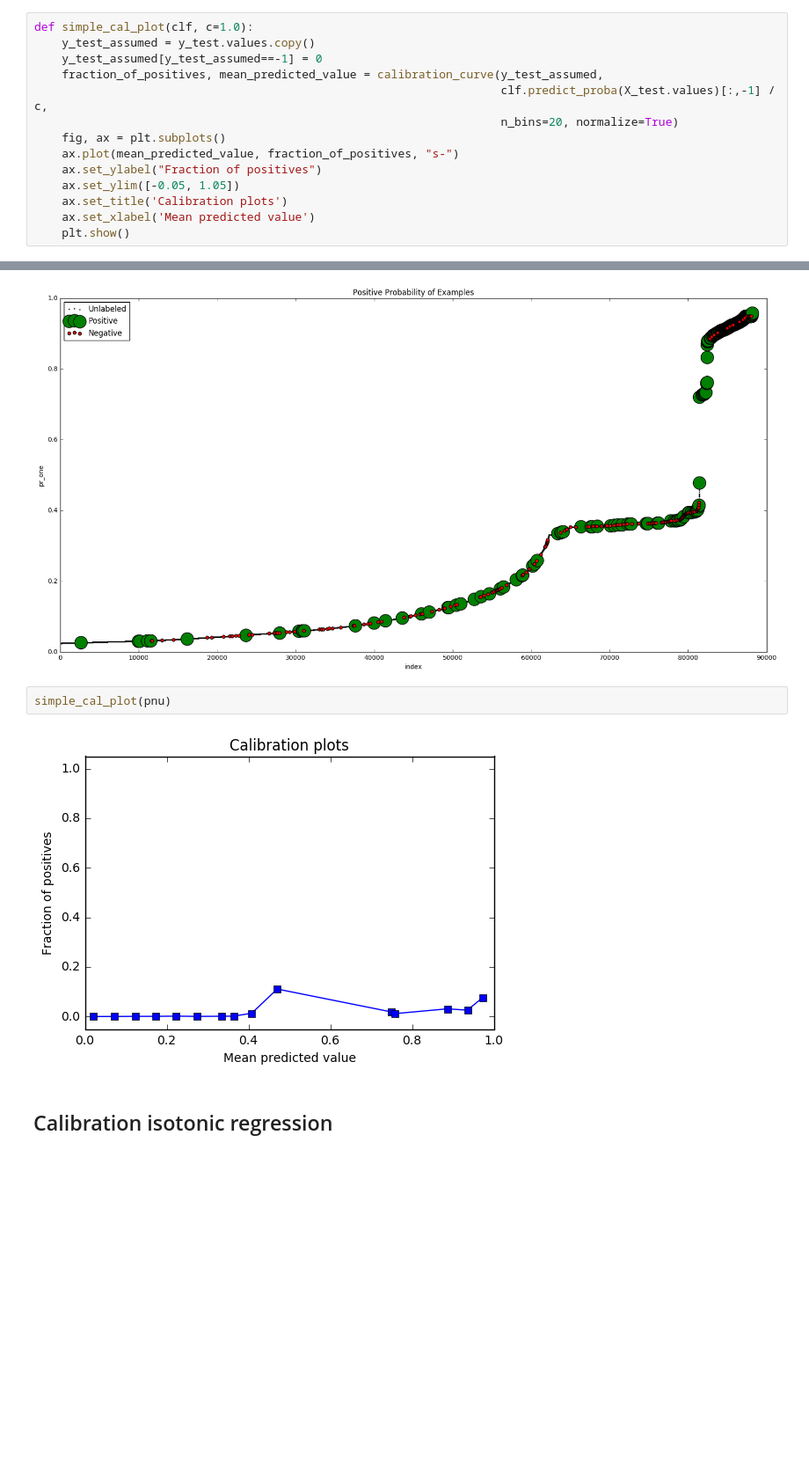
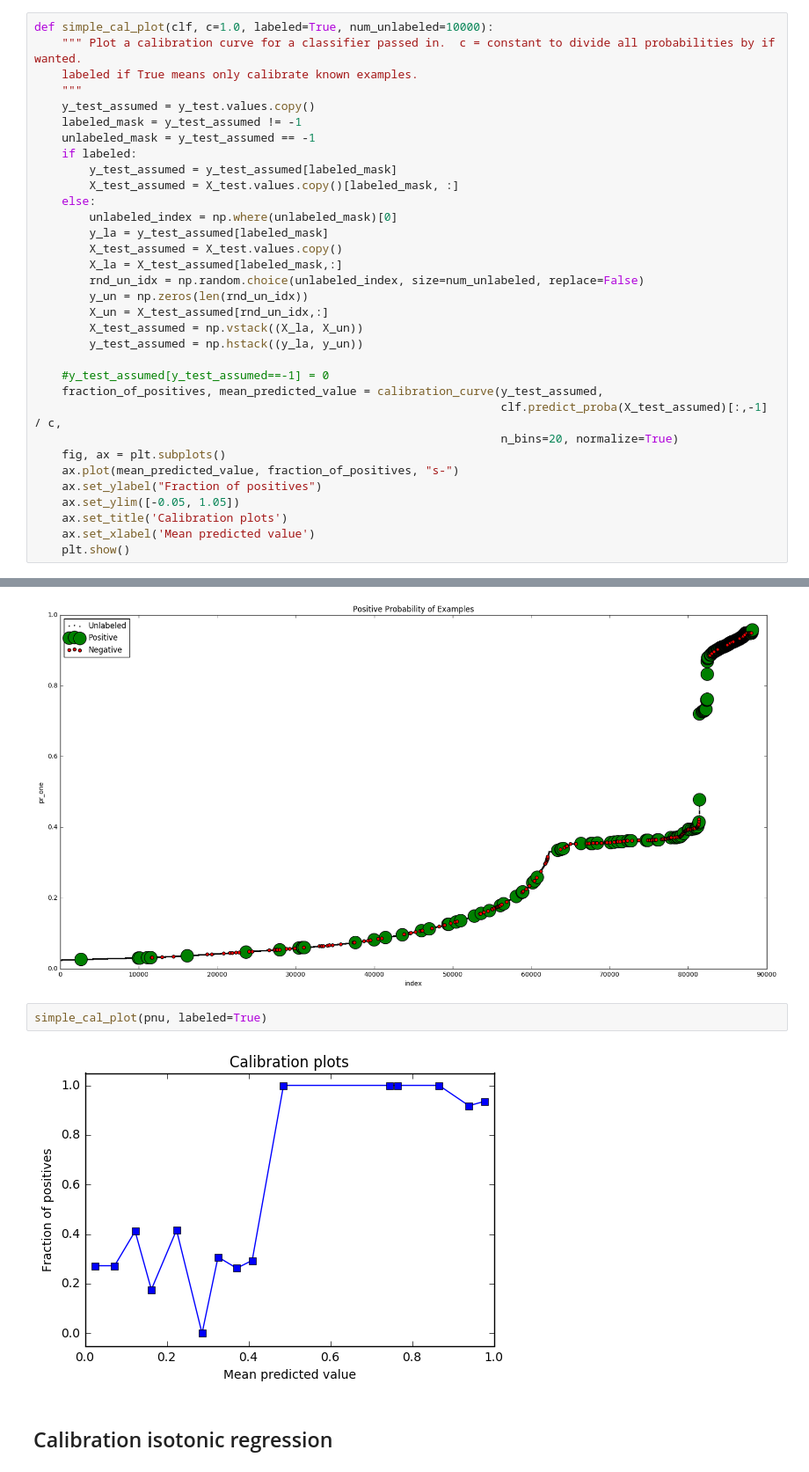
Before and after one commit to milliman/EPI_Machine_Learning, a Jupyter notebook: Calibration of best models.ipynb, the cells around one changed output, grey strips where cells are left out. Shown at 88% size. Drawn from its saved outputs; the diff is of its cells as text; blank space fills up the shorter version.

```diff
--- a/Calibration of best models.ipynb
+++ b/Calibration of best models.ipynb
@@ -113,11 +116,30 @@ def graph_prob(clf, probs=None):
     plt.legend(loc="upper left")
     plt.show()
 # %%
-def simple_cal_plot(clf, c=1.0):
+def simple_cal_plot(clf, c=1.0, labeled=True, num_unlabeled=10000):
+    """ Plot a calibration curve for a classifier passed in.  c = constant to divide all probabilities by if wanted.
+    labeled if True means only calibrate known examples.
+    """
     y_test_assumed = y_test.values.copy()
-    y_test_assumed[y_test_assumed==-1] = 0
+    labeled_mask = y_test_assumed != -1
+    unlabeled_mask = y_test_assumed == -1
+    if labeled:
+        y_test_assumed = y_test_assumed[labeled_mask]
+        X_test_assumed = X_test.values.copy()[labeled_mask, :]
+    else:
+        unlabeled_index = np.where(unlabeled_mask)[0]
+        y_la = y_test_assumed[labeled_mask]
+        X_test_assumed = X_test.values.copy()
+        X_la = X_test_assumed[labeled_mask,:]
+        rnd_un_idx = np.random.choice(unlabeled_index, size=num_unlabeled, replace=False)
+        y_un = np.zeros(len(rnd_un_idx))
+        X_un = X_test_assumed[rnd_un_idx,:]
+        X_test_assumed = np.vstack((X_la, X_un))
+        y_test_assumed = np.hstack((y_la, y_un))
+
+    #y_test_assumed[y_test_assumed==-1] = 0
     fraction_of_positives, mean_predicted_value = calibration_curve(y_test_assumed,
-                                                                    clf.predict_proba(X_test.values)[:,-1] / c,
+                                                                    clf.predict_proba(X_test_assumed)[:,-1] / c,
                                                                     n_bins=20, normalize=True)
     fig, ax = plt.subplots()
     ax.plot(mean_predicted_value, fraction_of_positives, "s-")
@@ -131,9 +153,9 @@ graph_prob(pnu)
 # %% [output]
 [figure]
 # %%
-simple_cal_plot(pnu)
+simple_cal_plot(pnu, labeled=True)
 # %% [output]
-[figure, old version]
+[figure, new version]
 # %% [markdown]
 ## Calibration isotonic regression
 # %%
```
Also changed, not shown: parts of 20 cells of this notebook, 1 other file.
